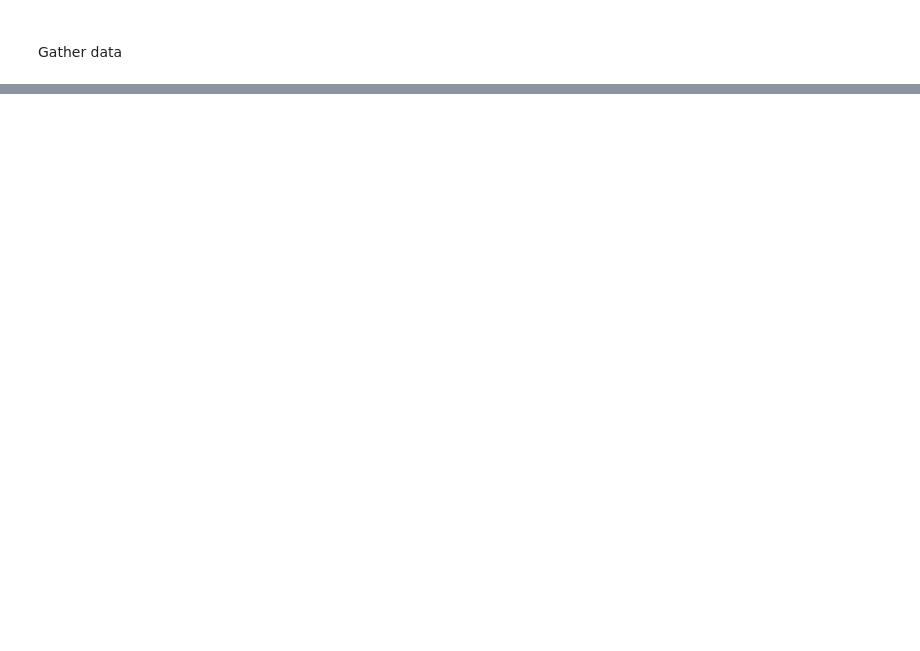
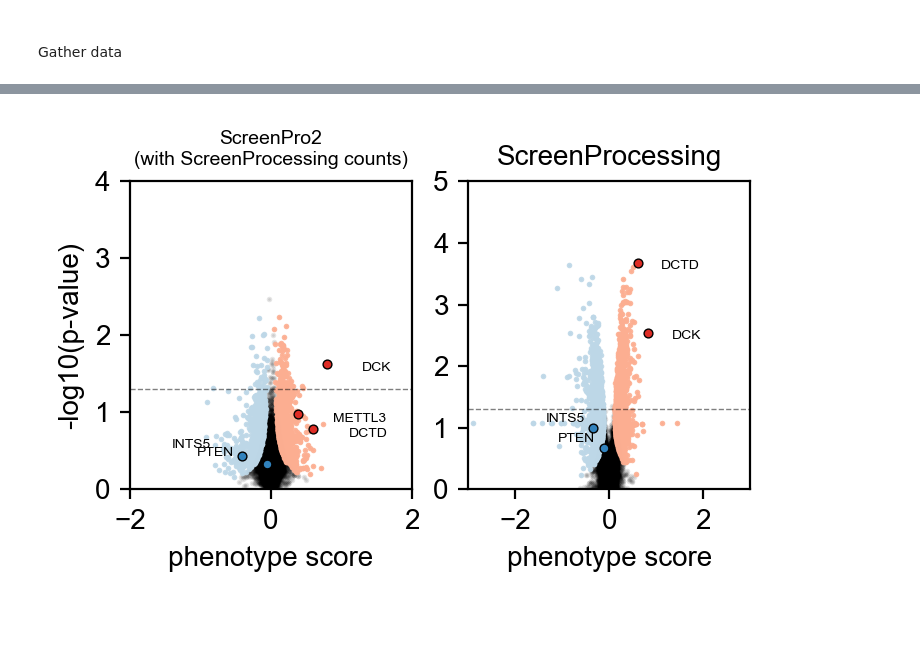
Before and after one commit to FunGI-cap/ScreenPro-Benchmarking, a Jupyter notebook: analysis/2-phenotype-calculation/DAC-AML-CRISPR-screens.ipynb, the cells around one changed output, grey strips where cells are left out. Cells and saved outputs as stored; diff of their text form; code cells hidden in the pictures; blank space fills up the shorter version.

```diff
--- a/analysis/2-phenotype-calculation/DAC-AML-CRISPR-screens.ipynb
+++ b/analysis/2-phenotype-calculation/DAC-AML-CRISPR-screens.ipynb
@@ -86,0 +94,3 @@ TFs_list = pd.read_csv('../annotations/TF_names_v_1.01.txt',header=None)[0].to_l
+# %%
+counter = scp.ngs.Counter(cas_type = 'cas9', library_type = 'single_guide_design')
+counter.load_library(CRISPRi_v2_human_path, sep = '\t', verbose = True, index_col=None, protospacer_length=19)
@@ -128,2 +419,35 @@ for exp in ['hl60_exp1','molm13_exp','skm1_exp']:
+# %%
+_, (ax1,ax2) = plt.subplots(1,2, figsize=(4,2), dpi = 200)
+
+scp.pl.plot_volcano(ax1, rho_screenpro2_with_screenprocessing_counts.drop(columns='label'), threshold=1, ctrl_label='pseudo')
+scp.pl.label_resistance_hit(ax1, rho_screenpro2_with_screenprocessing_counts.drop(columns='label'), label='DCK', threshold=1, ctrl_label='pseudo', size = 10, size_txt=5)
+scp.pl.label_resistance_hit(ax1, rho_screenpro2_with_screenprocessing_counts.drop(columns='label'), label='DCTD', threshold=1, ctrl_label='pseudo', size = 10, size_txt=5)
+scp.pl.label_resistance_hit(ax1, rho_screenpro2_with_screenprocessing_counts.drop(columns='label'), label='METTL3', threshold=1, ctrl_label='pseudo', size = 10, size_txt=5)
+scp.pl.label_sensitivity_hit(ax1, rho_screenpro2_with_screenprocessing_counts.drop(columns='label'), label='INTS5', threshold=1, ctrl_label='pseudo', size = 10, size_txt=5, t_x=-1, t_y=0.1)
+scp.pl.label_sensitivity_hit(ax1, rho_screenpro2_with_screenprocessing_counts.drop(columns='label'), label='PTEN', threshold=1, ctrl_label='pseudo', size = 10, size_txt=5, t_x=-1, t_y=0.1)
+
+ax1.set_xlim(-2,2)
+ax1.set_ylim(0, 4)
+ax1.set_title('ScreenPro2\n(with ScreenProcessing counts)', fontsize=7)
+ax1.axhline(-np.log10(0.05), color='black', linestyle='--', linewidth=0.5, alpha=0.5)
+
+scp.pl.plot_volcano(ax2, rho_screenprocessing.drop(columns='label'), threshold=1, ctrl_label='pseudo')
+scp.pl.label_resistance_hit(ax2, rho_screenprocessing.drop(columns='label'), label='DCK', threshold=1, ctrl_label='pseudo', size = 10, size_txt=5)
+scp.pl.label_resistance_hit(ax2, rho_screenprocessing.drop(columns='label'), label='DCTD', threshold=1, ctrl_label='pseudo', size = 10, size_txt=5)
+scp.pl.label_sensitivity_hit(ax2, rho_screenprocessing.drop(columns='label'), label='INTS5', threshold=1, ctrl_label='pseudo', size = 10, size_txt=5, t_x=-1, t_y=0.1)
+scp.pl.label_sensitivity_hit(ax2, rho_screenprocessing.drop(columns='label'), label='PTEN', threshold=1, ctrl_label='pseudo', size = 10, size_txt=5, t_x=-1, t_y=0.1)
+
+ax2.set_ylabel('')
+ax2.set_ylim(0,5)
+ax2.set_xlim(-3,3)
+ax2.set_title('ScreenProcessing', fontsize=10)
+ax2.axhline(-np.log10(0.05), color='black', linestyle='--', linewidth=0.5, alpha=0.5)
+
+for ax in [ax1,ax2]:
+    ax.get_legend().remove()
+
+plt.show()
+# %% [output]
+[figure, added]
 # %% [markdown]
 #
```
Also changed, not shown: parts of 80 cells of this notebook, 8 other files.
